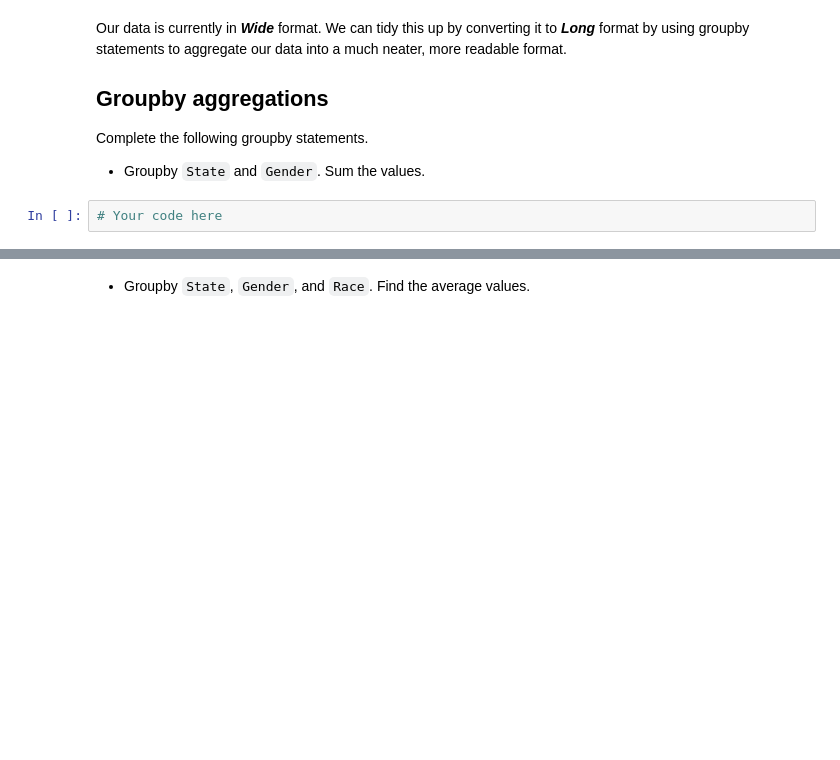
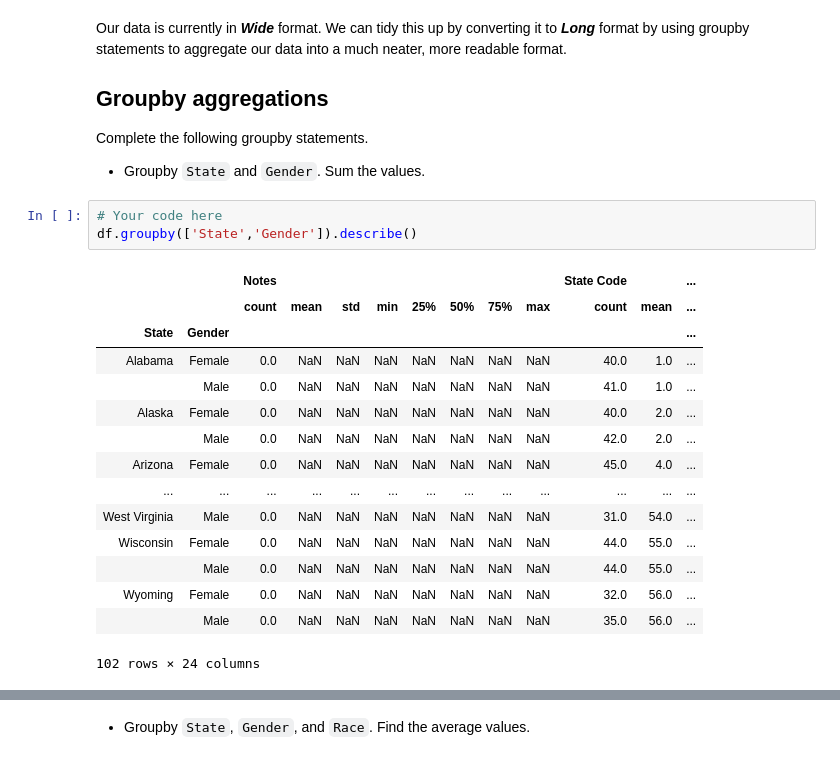
Before and after one commit to poariston/dsc-pivot-tables-pandas-lab-online-ds-pt-120919, a Jupyter notebook: index.ipynb, the cells around one changed output, grey strips where cells are left out. Saved outputs shown, nothing was run; the diff lists cells and outputs as text; blank space fills up the shorter version.

```diff
--- a/index.ipynb
+++ b/index.ipynb
@@ -42,3 +96,20 @@ Complete the following groupby statements.
 - Groupby `State` and `Gender`. Sum the values.
 # %%
 # Your code here
+df.groupby(['State','Gender']).describe()
+# %% [output]
+|  |  | Notes |  |  |  |  |  |  |  | State Code |  | ... |
+|  |  | count | mean | std | min | 25% | 50% | 75% | max | count | mean | ... |
+| State | Gender |  |  |  |  |  |  |  |  |  |  | ... |
+| Alabama | Female | 0.0 | NaN | NaN | NaN | NaN | NaN | NaN | NaN | 40.0 | 1.0 | ... |
+|  | Male | 0.0 | NaN | NaN | NaN | NaN | NaN | NaN | NaN | 41.0 | 1.0 | ... |
+| Alaska | Female | 0.0 | NaN | NaN | NaN | NaN | NaN | NaN | NaN | 40.0 | 2.0 | ... |
+|  | Male | 0.0 | NaN | NaN | NaN | NaN | NaN | NaN | NaN | 42.0 | 2.0 | ... |
+| Arizona | Female | 0.0 | NaN | NaN | NaN | NaN | NaN | NaN | NaN | 45.0 | 4.0 | ... |
+| ... | ... | ... | ... | ... | ... | ... | ... | ... | ... | ... | ... | ... |
+| West Virginia | Male | 0.0 | NaN | NaN | NaN | NaN | NaN | NaN | NaN | 31.0 | 54.0 | ... |
+| Wisconsin | Female | 0.0 | NaN | NaN | NaN | NaN | NaN | NaN | NaN | 44.0 | 55.0 | ... |
+|  | Male | 0.0 | NaN | NaN | NaN | NaN | NaN | NaN | NaN | 44.0 | 55.0 | ... |
+| Wyoming | Female | 0.0 | NaN | NaN | NaN | NaN | NaN | NaN | NaN | 32.0 | 56.0 | ... |
+|  | Male | 0.0 | NaN | NaN | NaN | NaN | NaN | NaN | NaN | 35.0 | 56.0 | ... |
+102 rows × 24 columns
```
Also changed, not shown: parts of 33 cells of this notebook.
